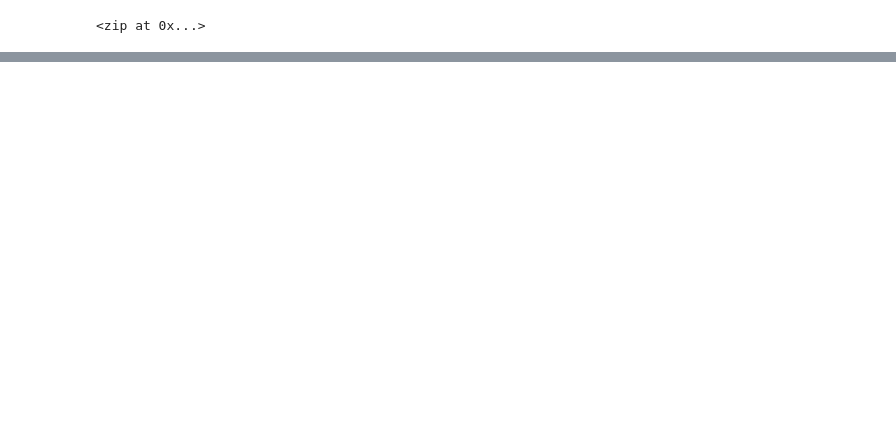
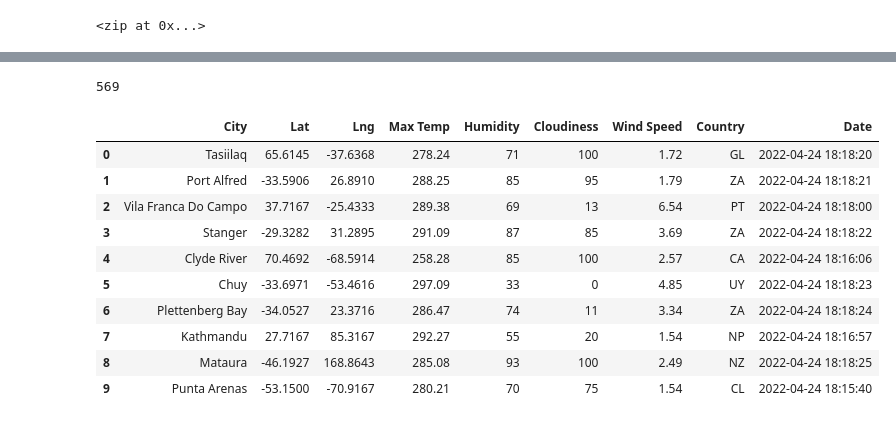
Before and after one commit to Bransblu/World_Weather_Analysis, a Jupyter notebook: WeatherPy.ipynb, the cells around one changed output, grey strips where cells are left out. Cells and saved outputs as stored; diff of their text form; code cells hidden in the pictures; blank space fills up the shorter version.

```diff
--- a/WeatherPy.ipynb
+++ b/WeatherPy.ipynb
@@ -41,0 +47,12 @@ len(cities)
+# %%
+url = "https://api.openweathermap.org/data/2.5/weather?lat={lat}&lon={lon}&appid=" + weather_api_key
+# %%
+# Create an empty list to hold the weather data.
+city_data = []
+# Print the beginning of the logging.
+print("Beginning Data Retrieval     ")
+print("-----------------------------")
+
+# Create counters.
+record_count = 1
+set_count = 1
@@ -41,0 +132,20 @@ len(cities)
+# %%
+len(city_data)
+# %% [output]
+569
+# %%
+# Convert the array of dictionaries to a Pandas DataFrame.
+city_data_df = pd.DataFrame(city_data)
+city_data_df.head(10)
+# %% [output]
+|  | City | Lat | Lng | Max Temp | Humidity | Cloudiness | Wind Speed | Country | Date |
+| 0 | Tasiilaq | 65.6145 | -37.6368 | 278.24 | 71 | 100 | 1.72 | GL | 2022-04-24 18:18:20 |
+| 1 | Port Alfred | -33.5906 | 26.8910 | 288.25 | 85 | 95 | 1.79 | ZA | 2022-04-24 18:18:21 |
+| 2 | Vila Franca Do Campo | 37.7167 | -25.4333 | 289.38 | 69 | 13 | 6.54 | PT | 2022-04-24 18:18:00 |
+| 3 | Stanger | -29.3282 | 31.2895 | 291.09 | 87 | 85 | 3.69 | ZA | 2022-04-24 18:18:22 |
+| 4 | Clyde River | 70.4692 | -68.5914 | 258.28 | 85 | 100 | 2.57 | CA | 2022-04-24 18:16:06 |
+| 5 | Chuy | -33.6971 | -53.4616 | 297.09 | 33 | 0 | 4.85 | UY | 2022-04-24 18:18:23 |
+| 6 | Plettenberg Bay | -34.0527 | 23.3716 | 286.47 | 74 | 11 | 3.34 | ZA | 2022-04-24 18:18:24 |
+| 7 | Kathmandu | 27.7167 | 85.3167 | 292.27 | 55 | 20 | 1.54 | NP | 2022-04-24 18:16:57 |
+| 8 | Mataura | -46.1927 | 168.8643 | 285.08 | 93 | 100 | 2.49 | NZ | 2022-04-24 18:18:25 |
+| 9 | Punta Arenas | -53.1500 | -70.9167 | 280.21 | 70 | 75 | 1.54 | CL | 2022-04-24 18:15:40 |
```
Also changed, not shown: parts of 8 cells of this notebook, 1 other file.
